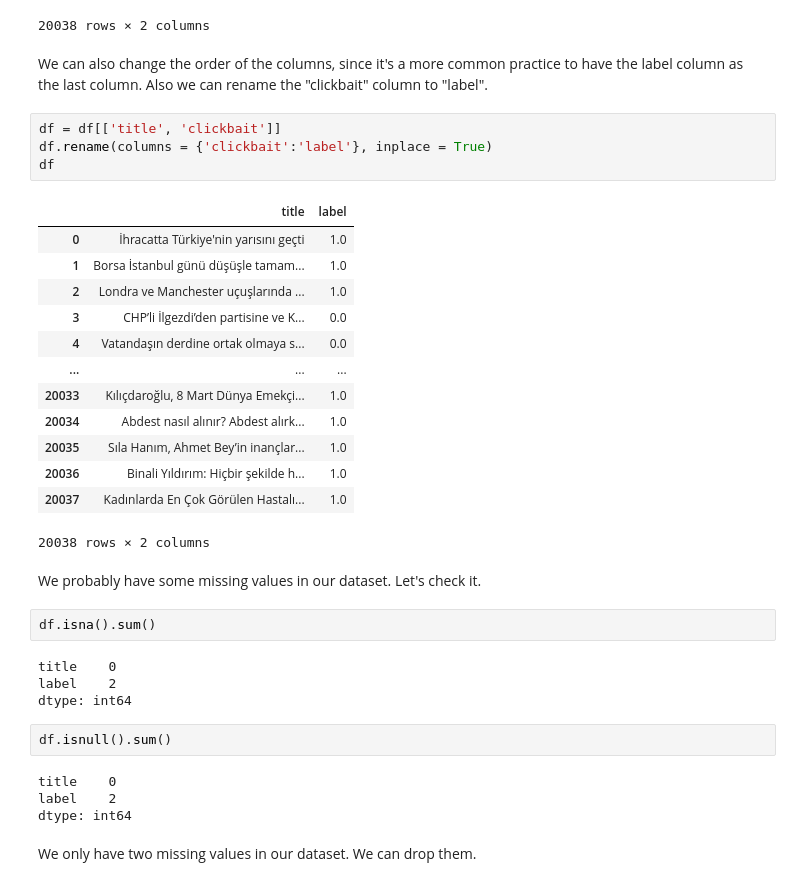
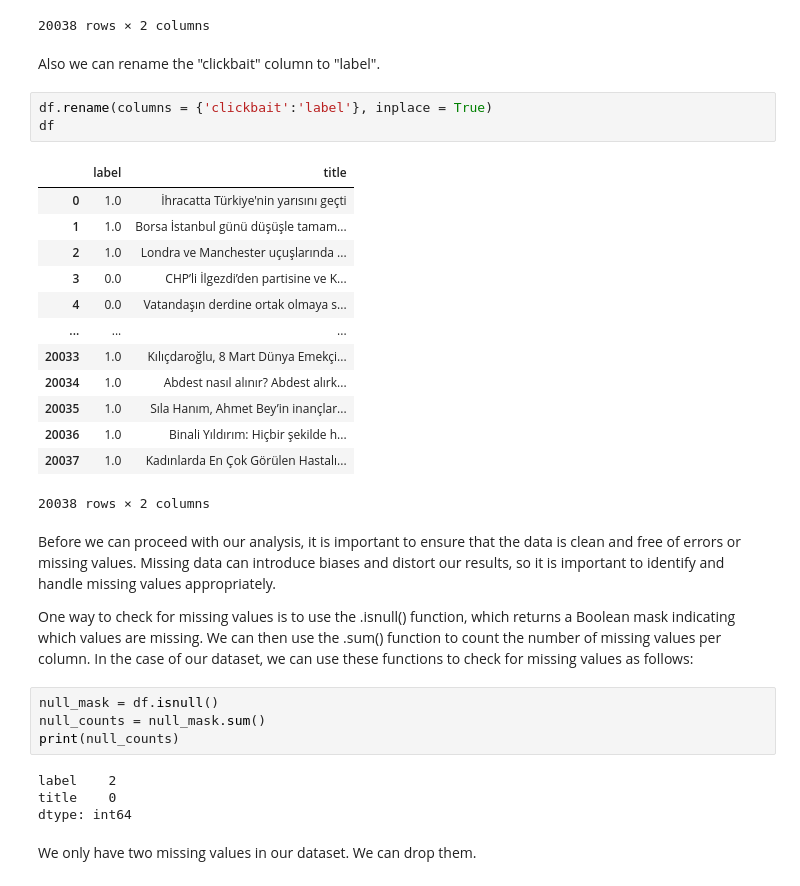
Before and after one commit to merttezcan/clickbait-detection-turkish-news, a Jupyter notebook: code/clickbait.ipynb, the cells around one changed output. Cells and saved outputs as stored; diff of their text form.

```diff
--- a/code/clickbait.ipynb
+++ b/code/clickbait.ipynb
@@ -93,40 +120,37 @@ df
 | 20036 | 1.0 | Binali Yıldırım: Hiçbir şekilde h... |
 | 20037 | 1.0 | Kadınlarda En Çok Görülen Hastalı... |
 20038 rows × 2 columns
-# %% [markdown]
-We can also change the order of the columns, since it's a more common practice to have the label column as the last column. Also we can rename the "clickbait" column to "label".
+# %% [markdown]
+Also we can rename the "clickbait" column to "label".
 # %%
-df = df[['title', 'clickbait']]
 df.rename(columns = {'clickbait':'label'}, inplace = True)
 df
 # %% [output]
-|  | title | label |
-| 0 | İhracatta Türkiye'nin yarısını geçti | 1.0 |
-| 1 | Borsa İstanbul günü düşüşle tamam... | 1.0 |
-| 2 | Londra ve Manchester uçuşlarında ... | 1.0 |
-| 3 | CHP’li İlgezdi’den partisine ve K... | 0.0 |
-| 4 | Vatandaşın derdine ortak olmaya s... | 0.0 |
+|  | label | title |
+| 0 | 1.0 | İhracatta Türkiye'nin yarısını geçti |
+| 1 | 1.0 | Borsa İstanbul günü düşüşle tamam... |
+| 2 | 1.0 | Londra ve Manchester uçuşlarında ... |
+| 3 | 0.0 | CHP’li İlgezdi’den partisine ve K... |
+| 4 | 0.0 | Vatandaşın derdine ortak olmaya s... |
 | ... | ... | ... |
-| 20033 | Kılıçdaroğlu, 8 Mart Dünya Emekçi... | 1.0 |
-| 20034 | Abdest nasıl alınır? Abdest alırk... | 1.0 |
-| 20035 | Sıla Hanım, Ahmet Bey’in inançlar... | 1.0 |
-| 20036 | Binali Yıldırım: Hiçbir şekilde h... | 1.0 |
-| 20037 | Kadınlarda En Çok Görülen Hastalı... | 1.0 |
+| 20033 | 1.0 | Kılıçdaroğlu, 8 Mart Dünya Emekçi... |
+| 20034 | 1.0 | Abdest nasıl alınır? Abdest alırk... |
+| 20035 | 1.0 | Sıla Hanım, Ahmet Bey’in inançlar... |
+| 20036 | 1.0 | Binali Yıldırım: Hiçbir şekilde h... |
+| 20037 | 1.0 | Kadınlarda En Çok Görülen Hastalı... |
 20038 rows × 2 columns
-# %% [markdown]
-We probably have some missing values in our dataset. Let's check it.
-# %%
-df.isna().sum()
-# %% [output]
-title    0
-label    2
-dtype: int64
-# %%
-df.isnull().sum()
-# %% [output]
-title    0
-label    2
-dtype: int64
+# %% [markdown]
+Before we can proceed with our analysis, it is important to ensure that the data is clean and free of errors or missing values. Missing data can introduce biases and distort our results, so it is important to identify and handle missing values appropriately.
+
+One way to check for missing values is to use the .isnull() function, which returns a Boolean mask indicating which values are missing. We can then use the .sum() function to count the number of missing values per column. In the case of our dataset, we can use these functions to check for missing values as follows:
+# %%
+null_mask = df.isnull()
+null_counts = null_mask.sum()
+print(null_counts)
+# %% [output]
+label    2
+title    0
+dtype: int64
 # %% [markdown]
 We only have two missing values in our dataset. We can drop them.
 # %%
```
Also changed, not shown: parts of 80 cells of this notebook, 8 other files.
